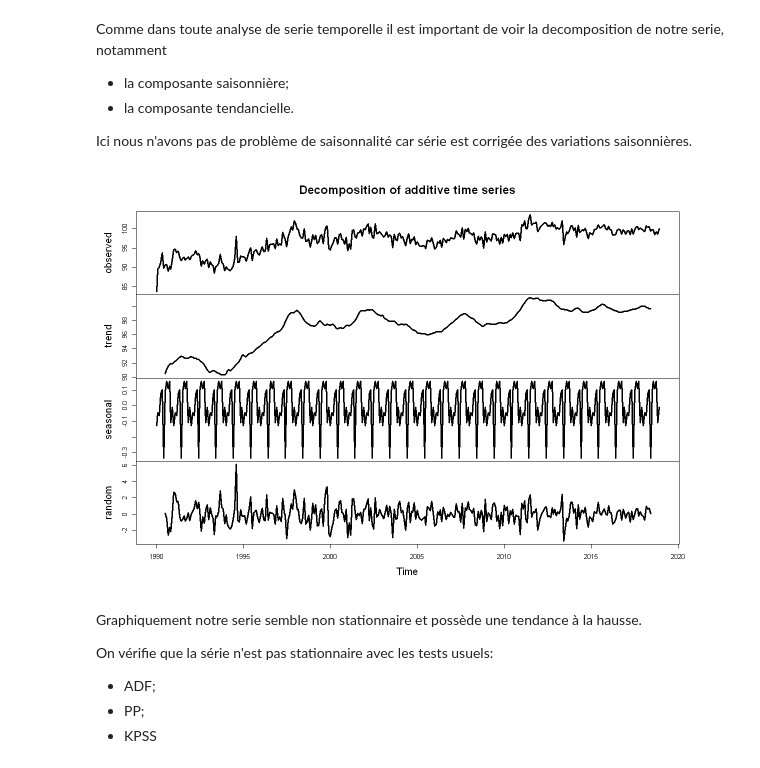
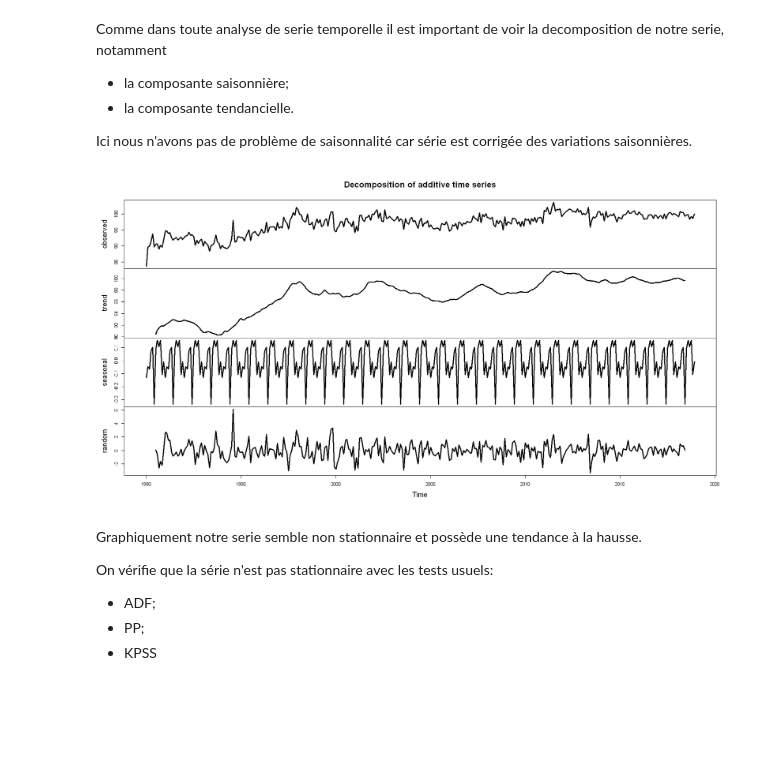
Before and after one commit to kouame1999/Projet_serie-temporelle, a Jupyter notebook: code.ipynb, the cells around one changed output. Drawn from its saved outputs; the diff is of its cells as text; code cells hidden in the pictures; blank space fills up the shorter version.

```diff
--- a/code.ipynb
+++ b/code.ipynb
@@ -74,9 +76,10 @@ Comme dans toute analyse de serie temporelle il est important de voir la decompo
 Ici nous n'avons pas de problème de saisonnalité car série est corrigée des variations saisonnières.
 # %%
 # Ce code permet de visualiser la composition de notre série.
+figsize(15, 8)
 plot(decompose(serie), col = 1, lwd = 3)
 # %% [output]
-[figure, old version]
+[figure, new version]
 # %% [markdown]
 Graphiquement notre serie semble non stationnaire et possède une tendance à la hausse.
 
```
Also changed, not shown: parts of 8 cells of this notebook.
